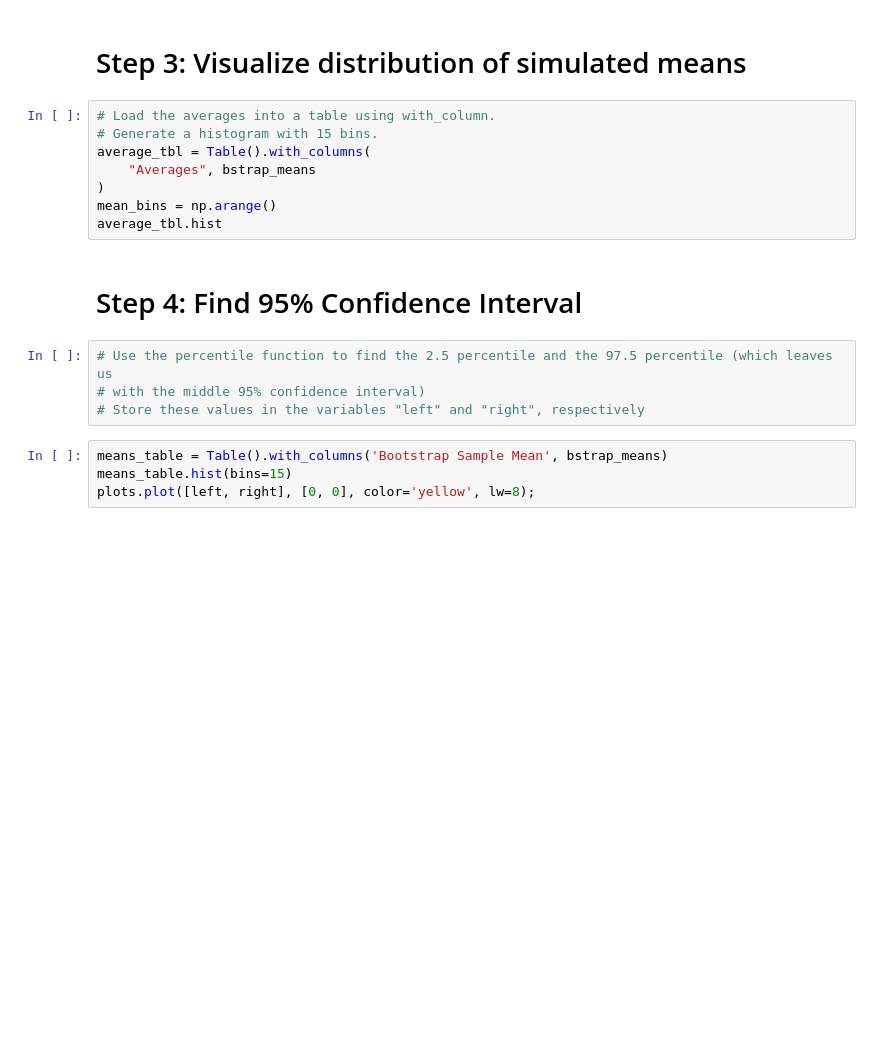
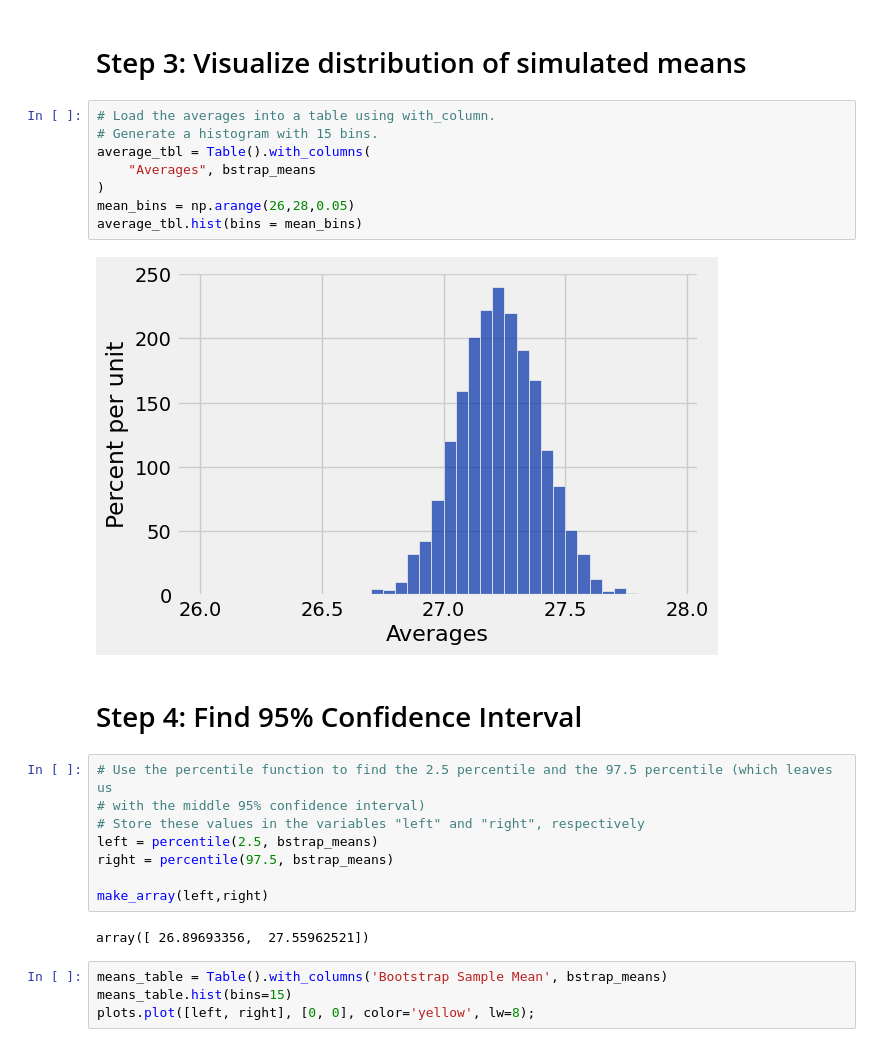
Before and after one commit to bwinterstein/Intro-Data, a Jupyter notebook: Lectures/bootstrap2.ipynb, the cells around one changed output. Saved outputs shown, nothing was run; the diff lists cells and outputs as text; blank space fills up the shorter version.

```diff
--- a/Lectures/bootstrap2.ipynb
+++ b/Lectures/bootstrap2.ipynb
@@ -64,17 +64,25 @@ array([ 27.2427598 ,  27.14821124,  27.04429302, ...,  27.04429302,
 # %%
 # Load the averages into a table using with_column.
 # Generate a histogram with 15 bins.
 average_tbl = Table().with_columns(
     "Averages", bstrap_means
 )
-mean_bins = np.arange()
-average_tbl.hist
+mean_bins = np.arange(26,28,0.05)
+average_tbl.hist(bins = mean_bins)
+# %% [output]
+[figure, added]
 # %% [markdown]
 # Step 4: Find 95% Confidence Interval
 # %%
 # Use the percentile function to find the 2.5 percentile and the 97.5 percentile (which leaves us
 # with the middle 95% confidence interval)
 # Store these values in the variables "left" and "right", respectively
+left = percentile(2.5, bstrap_means)
+right = percentile(97.5, bstrap_means)
+
+make_array(left,right)
+# %% [output]
+array([ 26.89693356,  27.55962521])
 # %%
 means_table = Table().with_columns('Bootstrap Sample Mean', bstrap_means)
 means_table.hist(bins=15)
```
